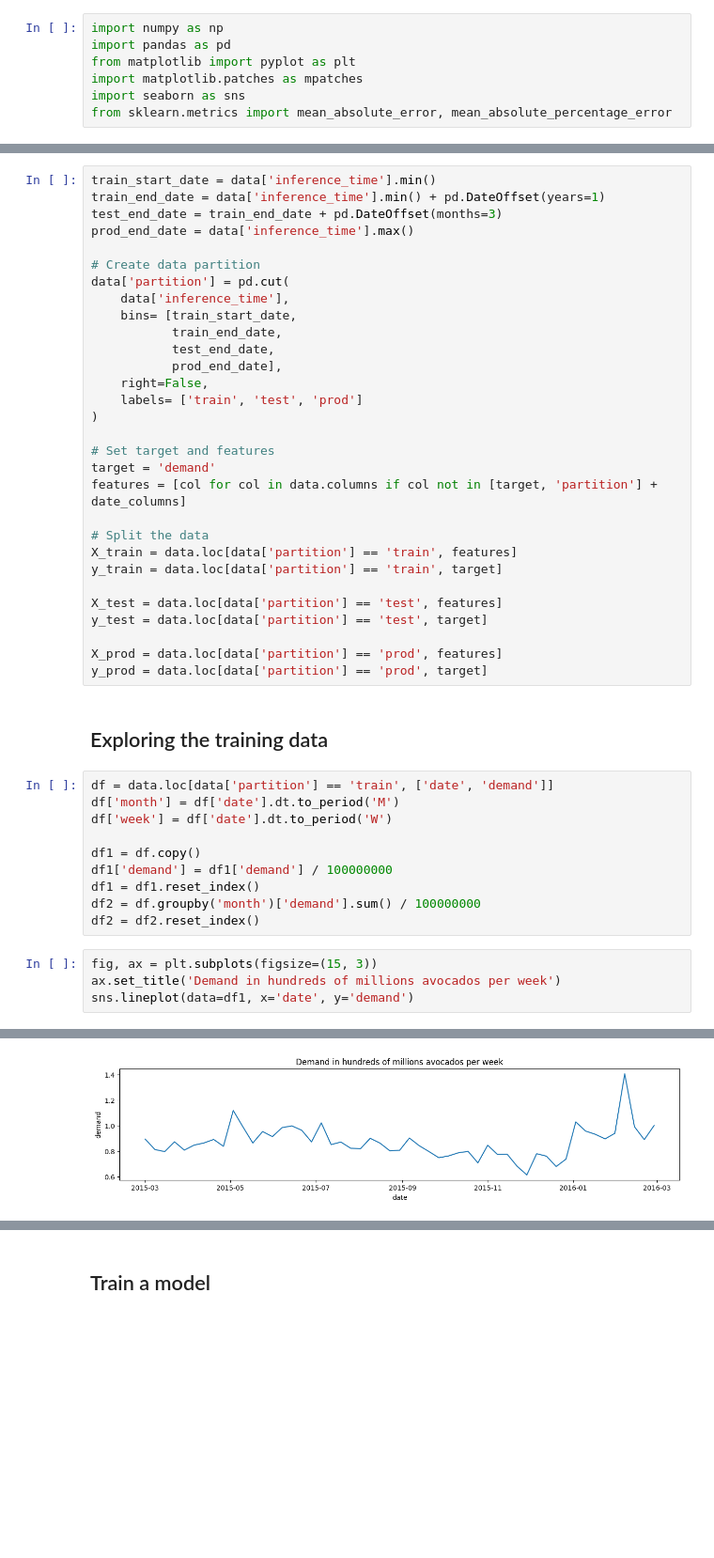
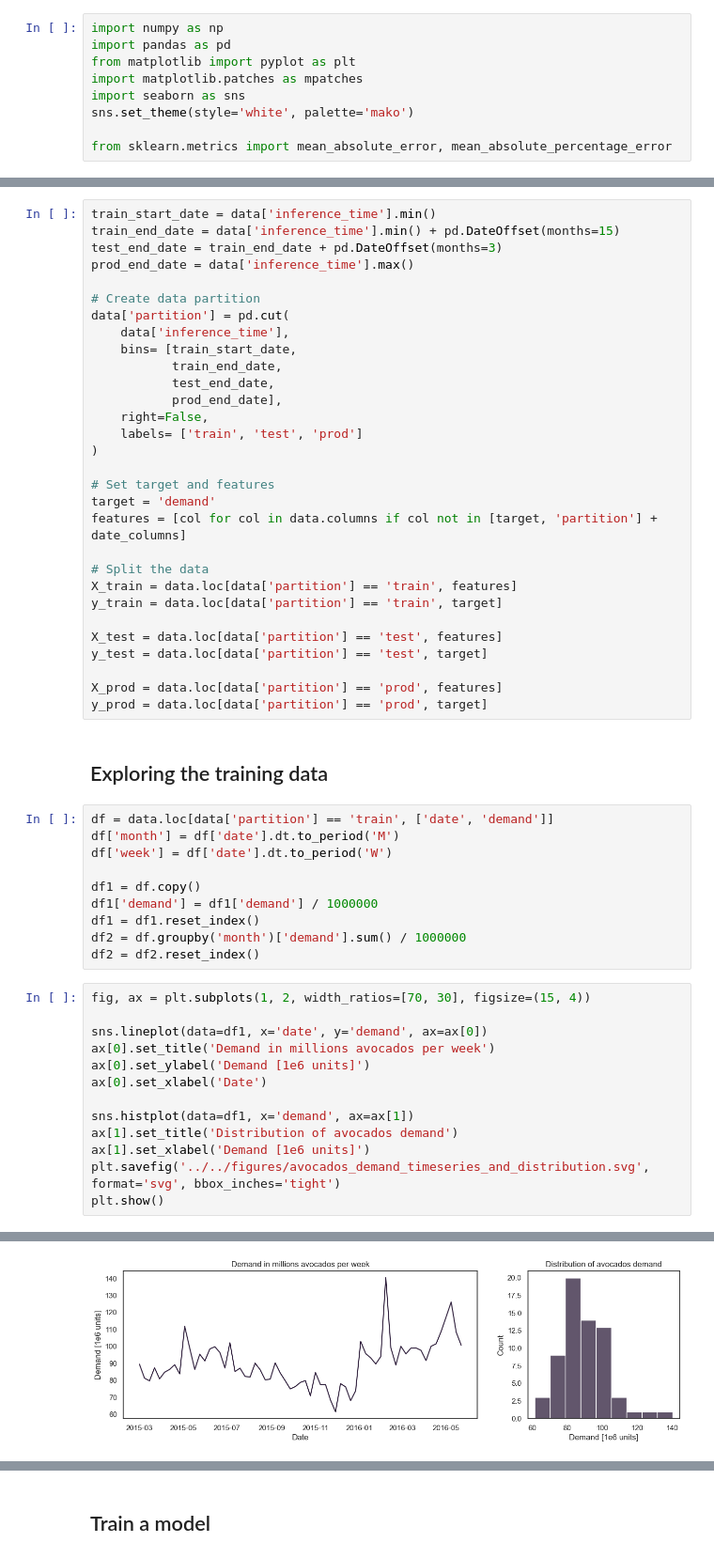
Before and after one commit to santiviquez/ageml, a Jupyter notebook: notebooks/experiments/avocados_demand_forescasting_baseline.ipynb, the cells around one changed output, grey strips where cells are left out. Shown at 94% size. Drawn from its saved outputs; the diff is of its cells as text; blank space fills up the shorter version.

Commit message:
update avocados

```diff
--- a/notebooks/experiments/avocados_demand_forescasting_baseline.ipynb
+++ b/notebooks/experiments/avocados_demand_forescasting_baseline.ipynb
@@ -4,6 +4,8 @@ import pandas as pd
 from matplotlib import pyplot as plt
 import matplotlib.patches as mpatches
 import seaborn as sns
+sns.set_theme(style='white', palette='mako')
+
 from sklearn.metrics import mean_absolute_error, mean_absolute_percentage_error
 # %%
 date_columns = ['date', 'inference_time']
@@ -14,6 +32,6 @@ data = pd.read_csv('../../data/avocados_demand_forecasting_dataset.csv', dtype=d
 # %%
 train_start_date = data['inference_time'].min()
-train_end_date = data['inference_time'].min() + pd.DateOffset(years=1)
+train_end_date = data['inference_time'].min() + pd.DateOffset(months=15)
 test_end_date = train_end_date + pd.DateOffset(months=3)
 prod_end_date = data['inference_time'].max()
 
@@ -49,12 +67,21 @@ df['month'] = df['date'].dt.to_period('M')
 df['week'] = df['date'].dt.to_period('W')
 
 df1 = df.copy()
-df1['demand'] = df1['demand'] / 100000000
+df1['demand'] = df1['demand'] / 1000000
 df1 = df1.reset_index()
-df2 = df.groupby('month')['demand'].sum() / 100000000
+df2 = df.groupby('month')['demand'].sum() / 1000000
 df2 = df2.reset_index()
 # %%
-fig, ax = plt.subplots(figsize=(15, 3))
-ax.set_title('Demand in hundreds of millions avocados per week')
-sns.lineplot(data=df1, x='date', y='demand')
+fig, ax = plt.subplots(1, 2, width_ratios=[70, 30], figsize=(15, 4))
+
+sns.lineplot(data=df1, x='date', y='demand', ax=ax[0])
+ax[0].set_title('Demand in millions avocados per week')
+ax[0].set_ylabel('Demand [1e6 units]')
+ax[0].set_xlabel('Date')
+
+sns.histplot(data=df1, x='demand', ax=ax[1])
+ax[1].set_title('Distribution of avocados demand')
+ax[1].set_xlabel('Demand [1e6 units]')
+plt.savefig('../../figures/avocados_demand_timeseries_and_distribution.svg', format='svg', bbox_inches='tight')
+plt.show()
 # %% [output]
@@ -62 +88 @@ sns.lineplot(data=df1, x='date', y='demand')
-[figure, old version]
+[figure, new version]
```
Also changed, not shown: parts of 9 cells of this notebook, 7 other files.
